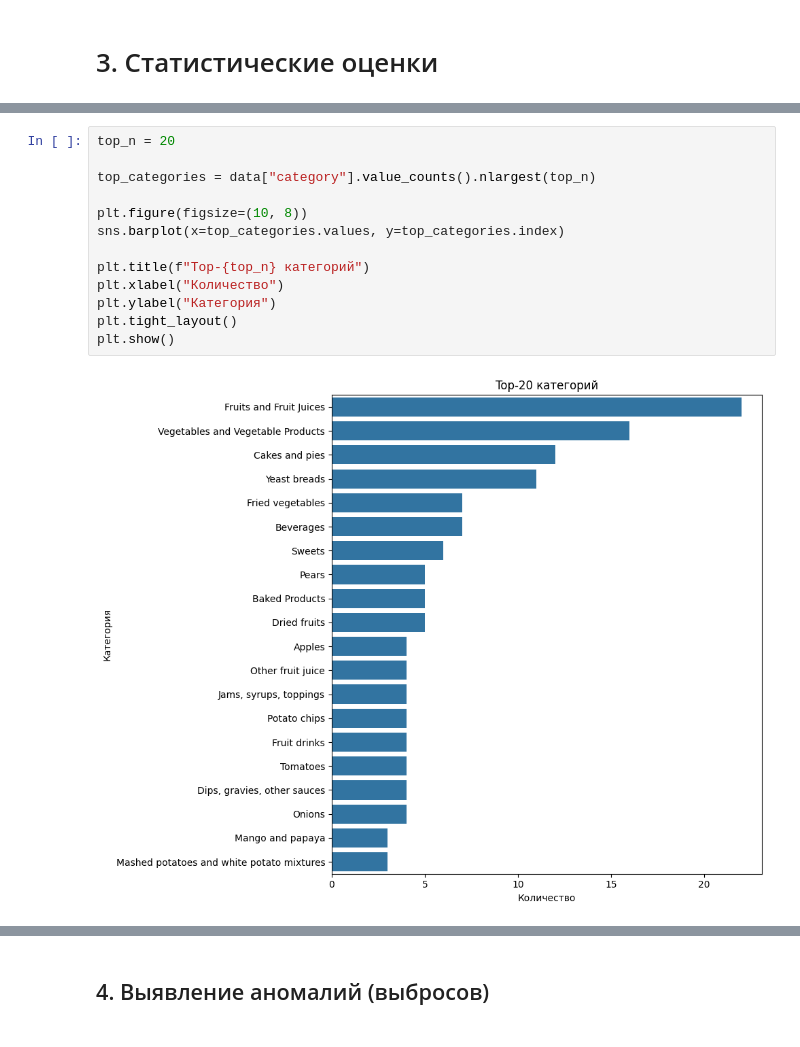
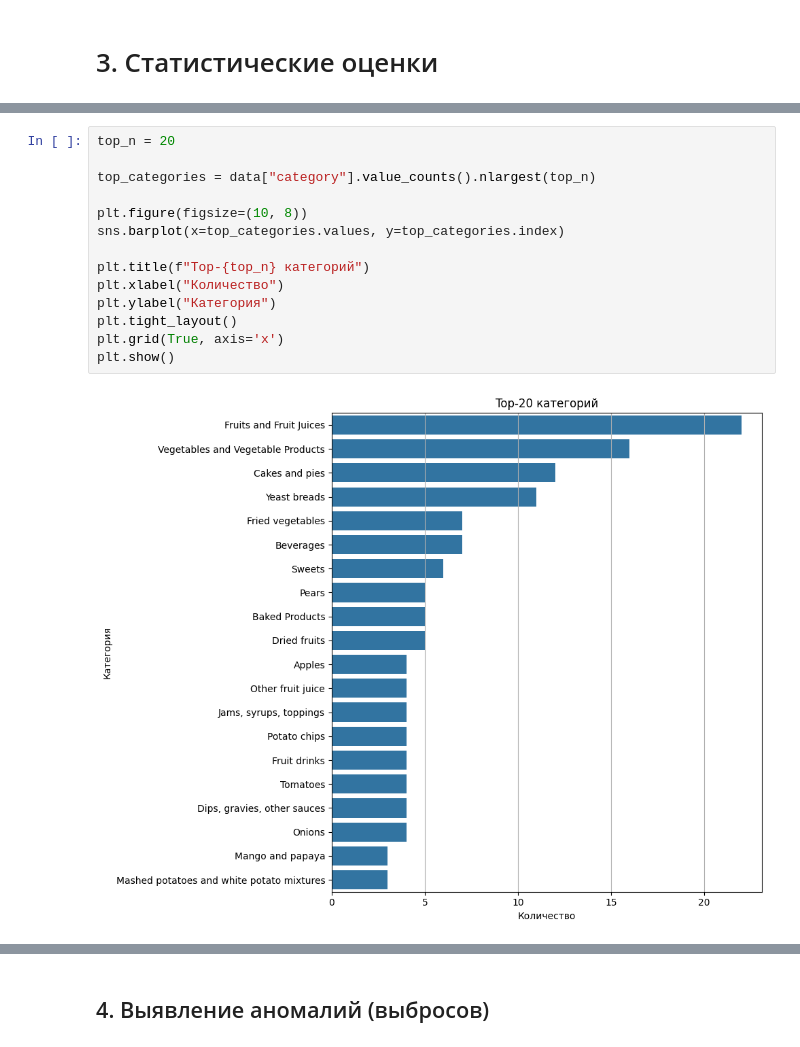
Before and after one commit to MyEducation11235/ITMO-5-PyAD, a Jupyter notebook: Task 5/Proskuryakov Roman 5.ipynb, the cells around one changed output, grey strips where cells are left out. Saved outputs shown, nothing was run; the diff lists cells and outputs as text.

Commit message:
[+] grid для Task5

```diff
--- a/Task 5/Proskuryakov Roman 5.ipynb
+++ b/Task 5/Proskuryakov Roman 5.ipynb
@@ -232,18 +232,19 @@ for col in numeric_cols:
 # %%
 top_n = 20
 
 top_categories = data["category"].value_counts().nlargest(top_n)
 
 plt.figure(figsize=(10, 8))
 sns.barplot(x=top_categories.values, y=top_categories.index)
 
 plt.title(f"Top-{top_n} категорий")
 plt.xlabel("Количество")
 plt.ylabel("Категория")
 plt.tight_layout()
+plt.grid(True, axis='x')
 plt.show()
 # %% [output]
-[figure, old version]
+[figure, new version]
 # %%
 # Считаем, сколько раз каждая категория встречается
 counts = data["category"].value_counts()
```
Also changed, not shown: parts of 13 cells of this notebook.
